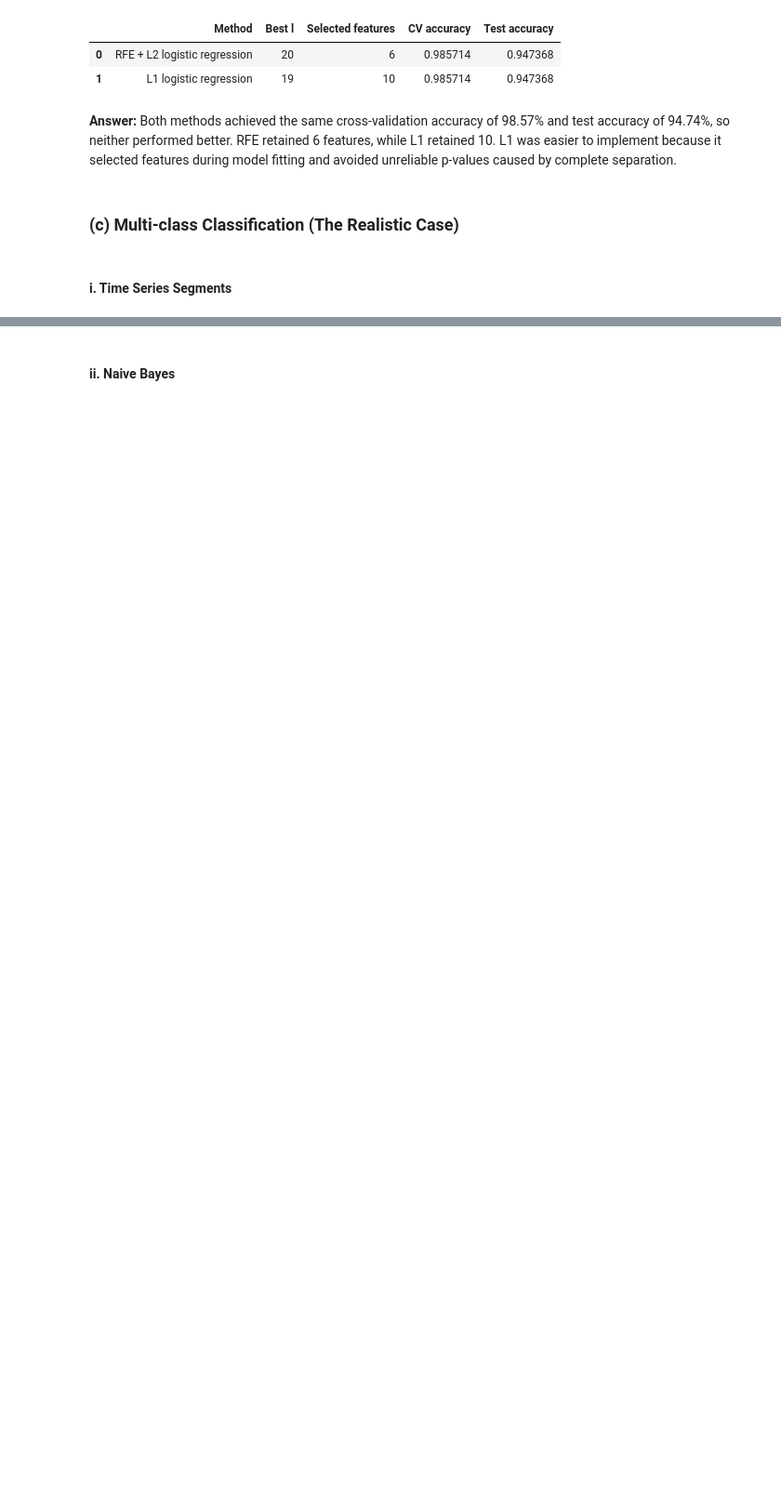
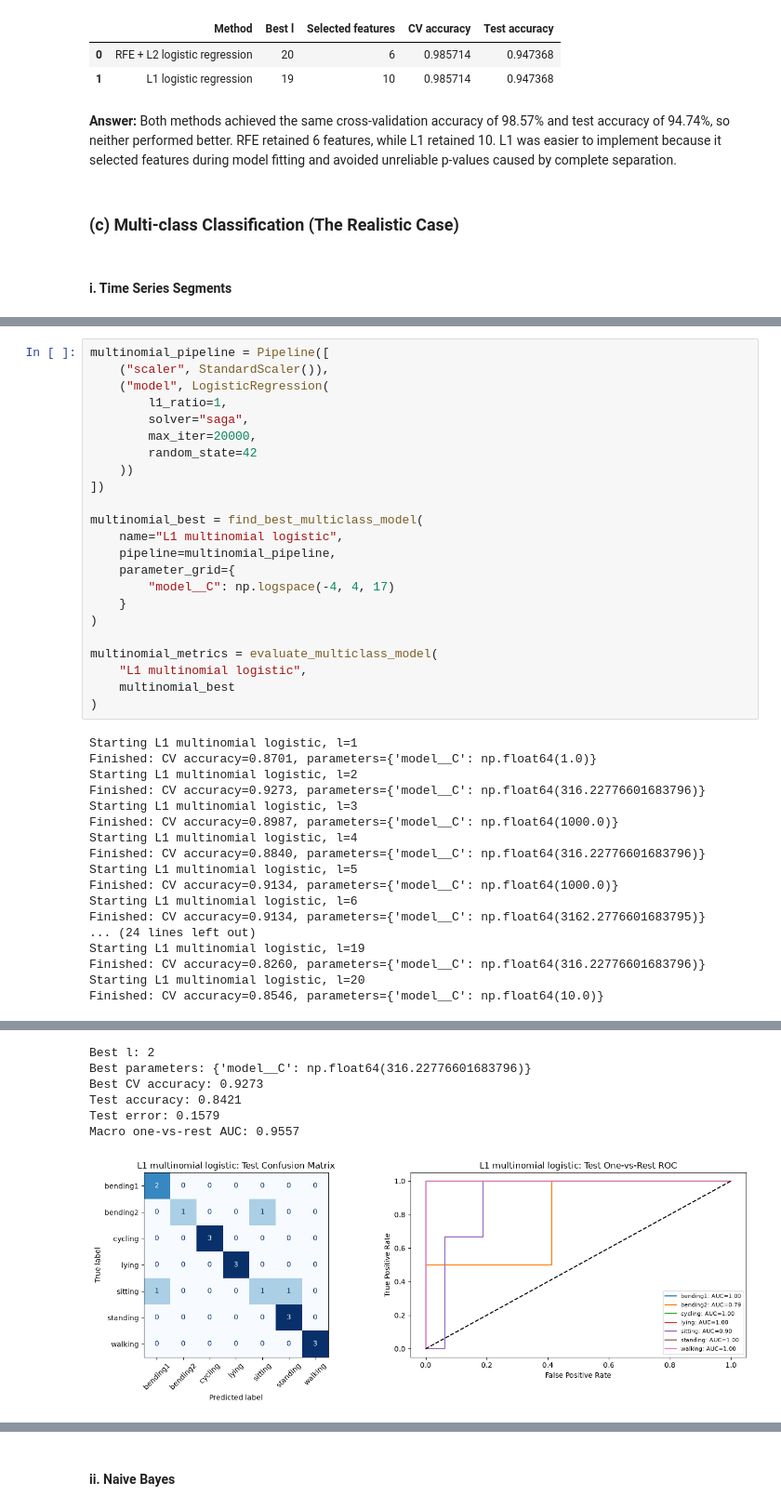
Before and after one commit to akeehan56/DSCI552, a Jupyter notebook: HW4/notebook/Keehan_Alyssa_HW4.ipynb, the cells around one changed output, grey strips where cells are left out. Shown at 93% size. Drawn from its saved outputs; the diff is of its cells as text; blank space fills up the shorter version.

```diff
--- a/HW4/notebook/Keehan_Alyssa_HW4.ipynb
+++ b/HW4/notebook/Keehan_Alyssa_HW4.ipynb
@@ -1351,0 +1399,41 @@ model_specs = {
+# %%
+multinomial_pipeline = Pipeline([
+    ("scaler", StandardScaler()),
+    ("model", LogisticRegression(
+        l1_ratio=1,
+        solver="saga",
+        max_iter=20000,
+        random_state=42
+    ))
+])
+
+multinomial_best = find_best_multiclass_model(
+    name="L1 multinomial logistic",
+    pipeline=multinomial_pipeline,
+    parameter_grid={
+        "model__C": np.logspace(-4, 4, 17)
+    }
+)
+
+multinomial_metrics = evaluate_multiclass_model(
+    "L1 multinomial logistic",
+    multinomial_best
+)
+# %% [output]
+Starting L1 multinomial logistic, l=1
+Finished: CV accuracy=0.8701, parameters={'model__C': np.float64(1.0)}
+Starting L1 multinomial logistic, l=2
+Finished: CV accuracy=0.9273, parameters={'model__C': np.float64(316.22776601683796)}
+Starting L1 multinomial logistic, l=3
+Finished: CV accuracy=0.8987, parameters={'model__C': np.float64(1000.0)}
+Starting L1 multinomial logistic, l=4
+Finished: CV accuracy=0.8840, parameters={'model__C': np.float64(316.22776601683796)}
+Starting L1 multinomial logistic, l=5
+Finished: CV accuracy=0.9134, parameters={'model__C': np.float64(1000.0)}
+Starting L1 multinomial logistic, l=6
+Finished: CV accuracy=0.9134, parameters={'model__C': np.float64(3162.2776601683795)}
+... (24 lines left out)
+Starting L1 multinomial logistic, l=19
+Finished: CV accuracy=0.8260, parameters={'model__C': np.float64(316.22776601683796)}
+Starting L1 multinomial logistic, l=20
+Finished: CV accuracy=0.8546, parameters={'model__C': np.float64(10.0)}
@@ -1351,0 +1457,7 @@ model_specs = {
+Best l: 2
+Best parameters: {'model__C': np.float64(316.22776601683796)}
+Best CV accuracy: 0.9273
+Test accuracy: 0.8421
+Test error: 0.1579
+Macro one-vs-rest AUC: 0.9557
+[figure, added]
```
Also changed, not shown: parts of 16 cells of this notebook.
